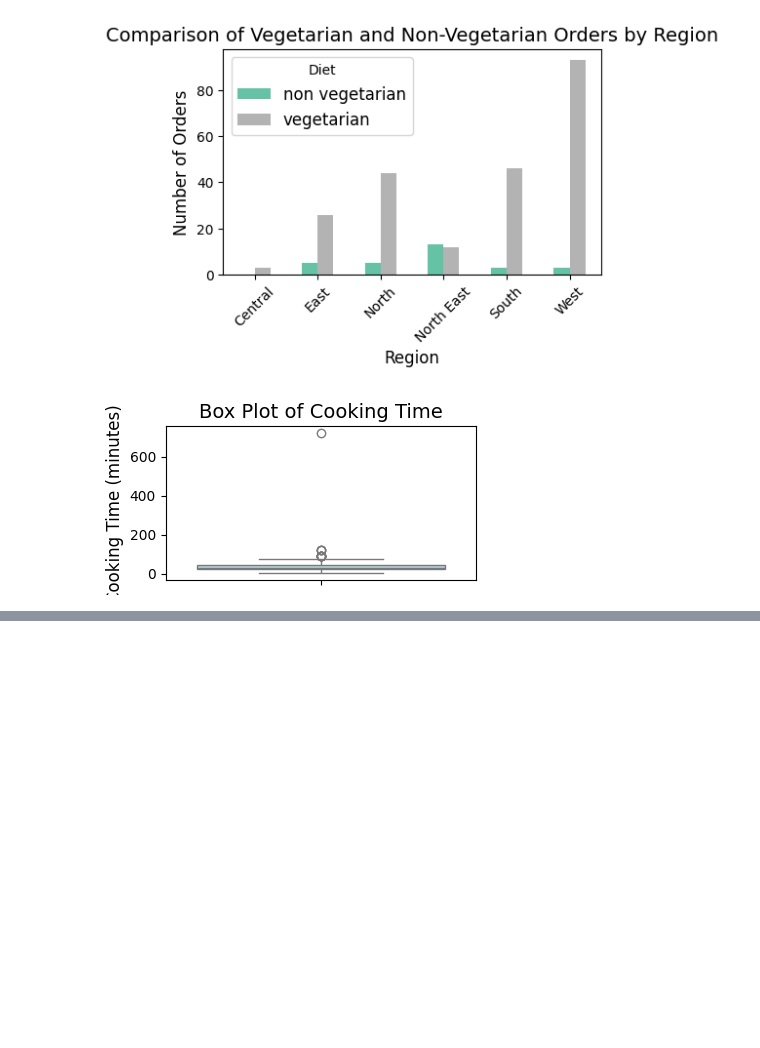
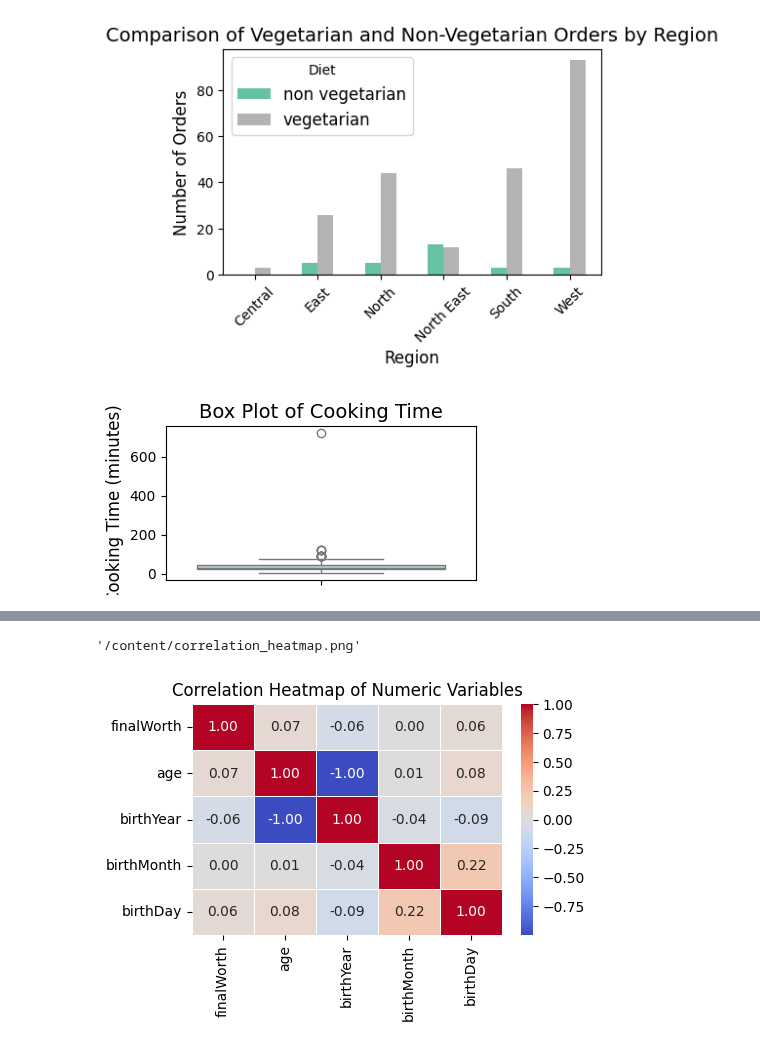
Before and after one commit to Piramu-Mahalingam/DS-Course-Assignment-1, a Jupyter notebook: Piramu_M_Assignment_Data_Visualization.ipynb, the cells around one changed output, grey strips where cells are left out. Cells and saved outputs as stored; diff of their text form; code cells hidden in the pictures; blank space fills up the shorter version.

```diff
--- a/Piramu_M_Assignment_Data_Visualization.ipynb
+++ b/Piramu_M_Assignment_Data_Visualization.ipynb
@@ -163,0 +201,15 @@ plt.show()
+# %%
+#d)Save the figure in your pwd generated through previous question.
+# Save the heatmap figure
+fig, ax = plt.subplots(figsize=(5, 3))
+sns.heatmap(corr_matrix, annot=True, cmap="coolwarm", fmt=".2f", linewidths=0.5, ax=ax)
+ax.set_title("Correlation Heatmap of Numeric Variables")
+# Save the figure in the current working directory
+heatmap_path = "/content/correlation_heatmap.png"
+fig.savefig(heatmap_path)
+
+# Return the saved file path
+heatmap_path
+# %% [output]
+'/content/correlation_heatmap.png'
+[figure, added]
```
Also changed, not shown: parts of 16 cells of this notebook.
